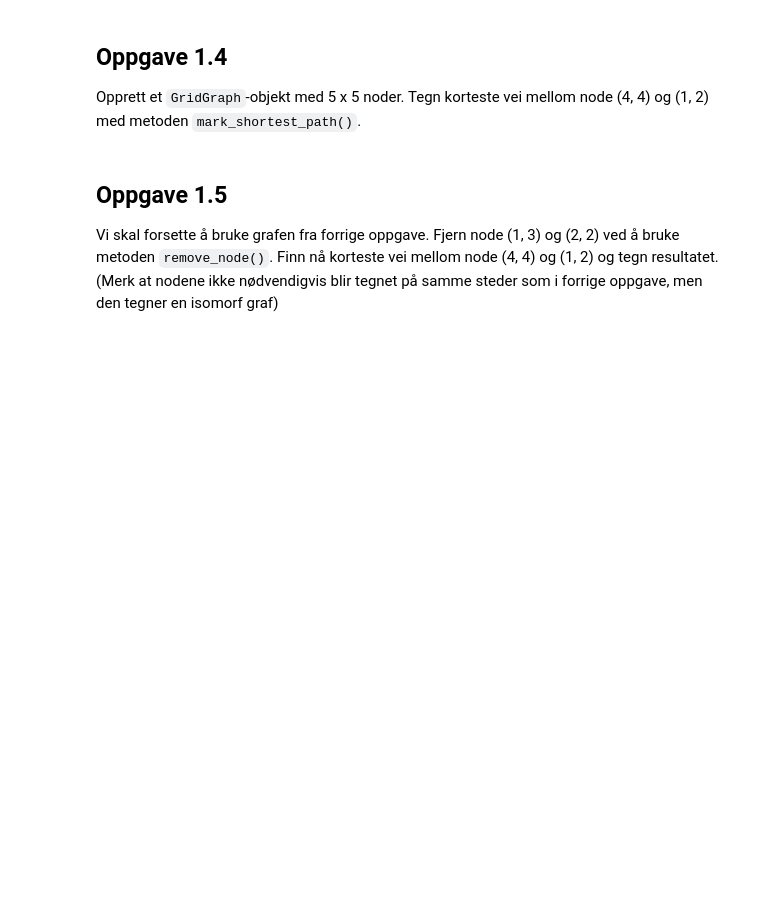
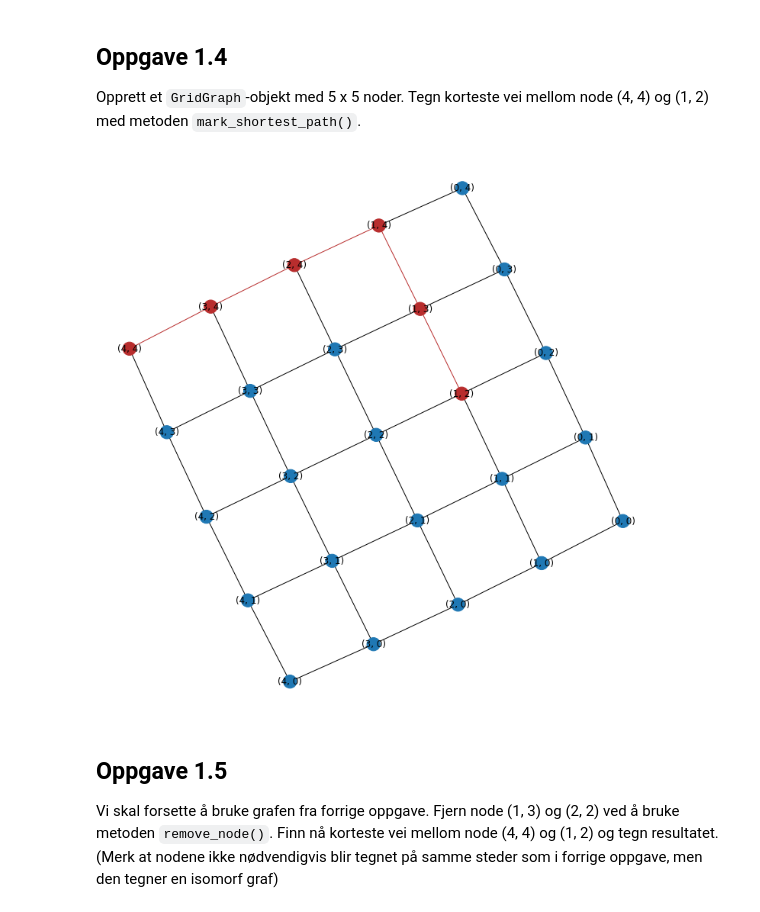
Before and after one commit to KristofferNyvoll/ntnu, a Jupyter notebook: TTM4185_Sikrob/Oving3/Oving3.ipynb, the cells around one changed output. Saved outputs shown, nothing was run; the diff lists cells and outputs as text; code cells hidden in the pictures; blank space fills up the shorter version.

```diff
--- a/TTM4185_Sikrob/Oving3/Oving3.ipynb
+++ b/TTM4185_Sikrob/Oving3/Oving3.ipynb
@@ -33,3 +40,8 @@ Opprett et <code>GridGraph</code>-objekt med 5 x 5 noder. Tegn korteste vei mell
+# %%
+gGraph = GridGraph(5,5)
+gGraph.mark_shortest_path((4,4), (1,2))
+# %% [output]
+[figure, added]
 # %% [markdown]
 ## Oppgave 1.5
 Vi skal forsette å bruke grafen fra forrige oppgave. Fjern node (1, 3) og (2, 2) ved å bruke metoden <code>remove_node()</code>. Finn nå korteste vei mellom node (4, 4) og (1, 2) og tegn resultatet. (Merk at nodene ikke nødvendigvis blir tegnet på samme steder som i forrige oppgave, men den tegner en isomorf graf)
```
Also changed, not shown: parts of 29 cells of this notebook, 1 other file.
